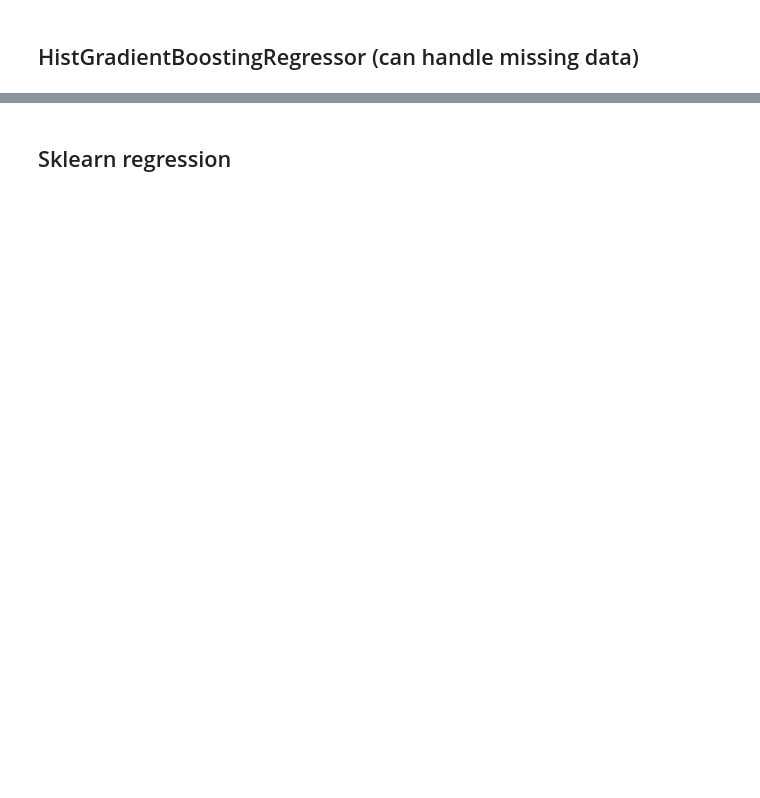
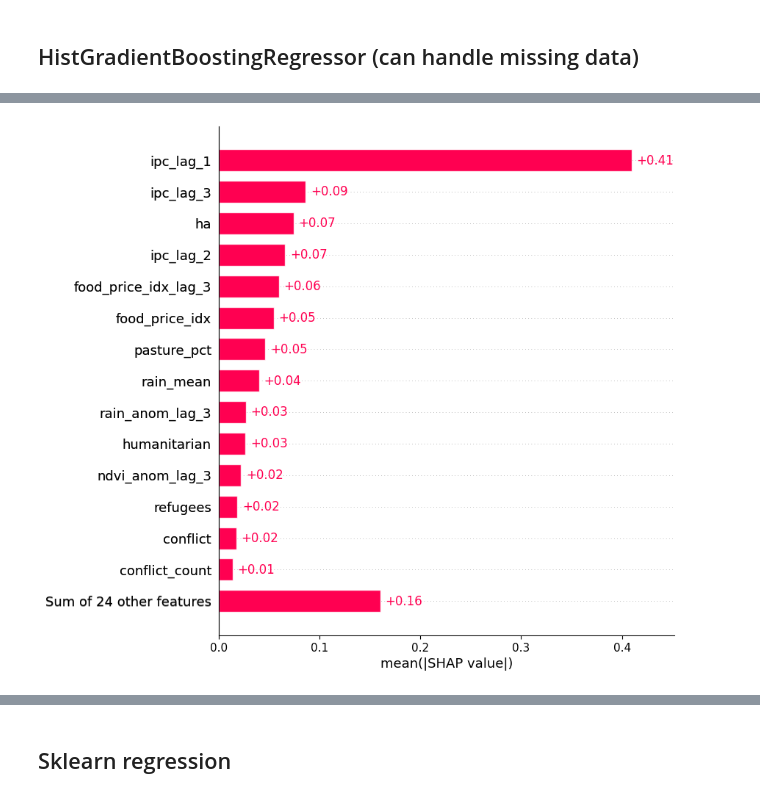
Before and after one commit to DATAYoussef/JBG060-DC3-23-24, a Jupyter notebook: predictions_lucas.ipynb, the cells around one changed output, grey strips where cells are left out. Drawn from its saved outputs; the diff is of its cells as text; code cells hidden in the pictures; blank space fills up the shorter version.

```diff
--- a/predictions_lucas.ipynb
+++ b/predictions_lucas.ipynb
@@ -725,0 +586,9 @@ Mean R2: nan
+# %%
+# !pip install shap
+# !pip install numpy==1.24.4
+import shap
+explainer = shap.TreeExplainer(model)
+shap_values = explainer(X_test)
+shap.plots.bar(shap_values, max_display=15)
+# %% [output]
+[figure, added]
```
Also changed, not shown: parts of 27 cells of this notebook.
